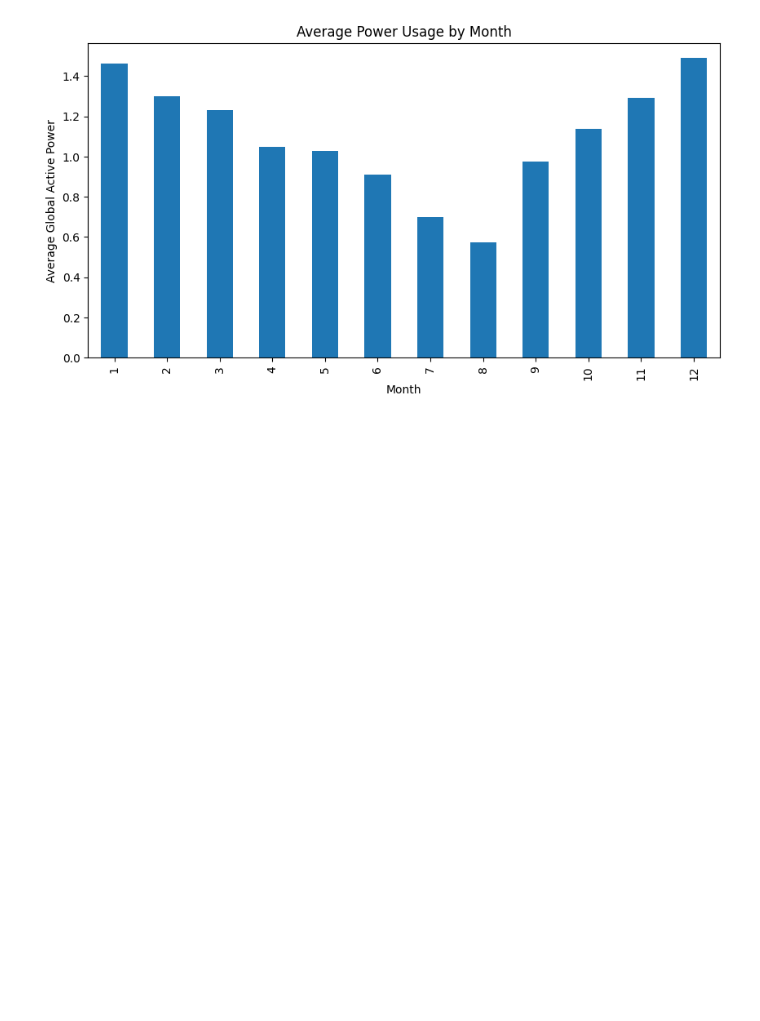
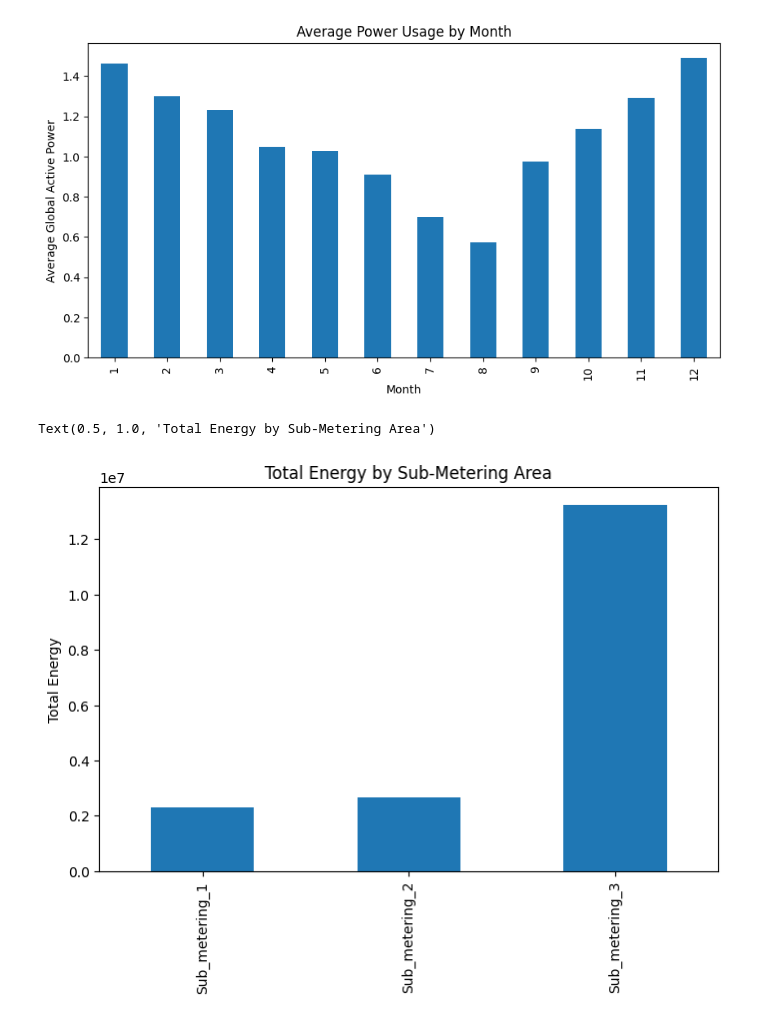
Before and after one commit to aditya303030/House_power_consumption, a Jupyter notebook: eda.ipynb, the cells around one changed output. Drawn from its saved outputs; the diff is of its cells as text; code cells hidden in the pictures; blank space fills up the shorter version.

```diff
--- a/eda.ipynb
+++ b/eda.ipynb
@@ -18,5 +9,7 @@ df.head()
 # %%
 df['datetime'] = pd.to_datetime(df['Date'] + " " + df['Time'], dayfirst=True)
+df = df.sort_values('datetime')
+df = df.set_index('datetime')
 # %%
 # date range (there is data from 2006 - 2010)
 df["datetime"].min(), df["datetime"].max()
@@ -134,5 +118,17 @@ plt.title("Average Power Usage by Month")
 Text(0.5, 1.0, 'Average Power Usage by Month')
 [figure]
 # %%
+# sub meter 3 uses the most energy and aub meters 1 and 2 use about the same energy
+
 sub_meter_cols = ['Sub_metering_1', 'Sub_metering_2', 'Sub_metering_3']
+df['Sub_metering_1'] = pd.to_numeric(df['Sub_metering_1'], errors="coerce")
+df['Sub_metering_2'] = pd.to_numeric(df['Sub_metering_2'], errors="coerce")
+df['Sub_metering_3'] = pd.to_numeric(df['Sub_metering_3'], errors="coerce")
+
+df[sub_meter_cols].sum().plot(kind='bar', figsize=(8,5))
+plt.ylabel("Total Energy")
+plt.title("Total Energy by Sub-Metering Area")
+# %% [output]
+Text(0.5, 1.0, 'Total Energy by Sub-Metering Area')
+[figure, added]
 # %%
```
Also changed, not shown: parts of 6 cells of this notebook.
